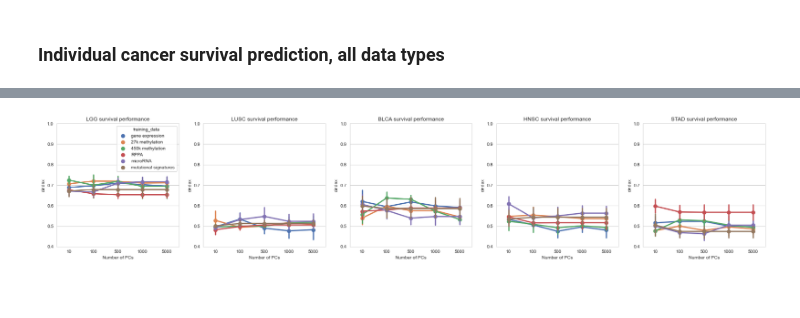
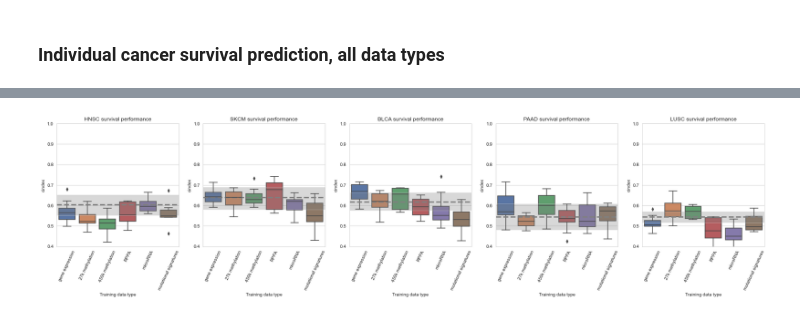
Before and after one commit to greenelab/mpmp, a Jupyter notebook: 06_predict_survival/plot_survival_pc_comparison.ipynb, the cells around one changed output, grey strips where cells are left out. Drawn from its saved outputs; the diff is of its cells as text; code cells hidden in the pictures; blank space fills up the shorter version.

Commit message:
add all data cancer types to plot notebook

```diff
--- a/06_predict_survival/plot_survival_pc_comparison.ipynb
+++ b/06_predict_survival/plot_survival_pc_comparison.ipynb
@@ -543,3 +430,13 @@ Text(0.5, 1.0, 'Well-predicted/total ratio vs. PC count')
+# %%
+# order to plot data types in
+training_data_map = {
+    'expression': 'gene expression',
+    'me_27k': '27k methylation',
+    'me_450k': '450k methylation',
+    'rppa': 'RPPA',
+    'mirna': 'microRNA',
+    'mut_sigs': 'mutational signatures',
+}
 # %%
 all_performance_df = []
 all_drop_cancer_types = set()
@@ -585,5 +469,5 @@ all_performance_df.head(10)
 # %%
-group_cancer_types = all_performance_df.groupby(['cancer_type']).count().n_dim
+group_cancer_types = all_performance_df.groupby(['cancer_type']).count().seed
 max_count = group_cancer_types.max()
 valid_cancer_types = group_cancer_types[group_cancer_types == max_count].index
 print(valid_cancer_types)
@@ -643 +515,9 @@ SKCM          7.155875
 Name: cindex, dtype: float64
+# %%
+# get baseline predictor results, using non-omics covariates only
+all_baseline_df = su.load_survival_results(all_cancer_type_baseline_results_dir)
+all_baseline_df.rename(columns={'identifier': 'cancer_type',
+                               'fold_no': 'fold'}, inplace=True)
+print(all_baseline_df.shape)
+print(all_baseline_df.training_data.unique())
+all_baseline_df.head()
@@ -644,24 +533,42 @@ Name: cindex, dtype: float64
 # %%
 sns.set({'figure.figsize': (28, 5)})
 sns.set_style('whitegrid')
 fig, axarr = plt.subplots(1, 5)
 
 cancer_type_cv = cancer_type_cv[cancer_type_cv.index != 'pancancer']
 for ix, cancer_type in enumerate(cancer_type_cv.sort_values(ascending=False).index[:5]):
     ax = axarr[ix]
-    sns.pointplot(data=all_performance_df[all_performance_df.cancer_type == cancer_type],
-                  x='n_dim', y='cindex', hue='training_data',
-                  hue_order=training_data_map.values(), ax=ax)
-    ax.set_xlabel('Number of PCs')
+    sns.boxplot(data=all_performance_df[all_performance_df.cancer_type == cancer_type],
+                x='training_data', y='cindex', order=training_data_map.values(), ax=ax)
+    ax.set_xlabel('Training data type')
+    for label in ax.get_xticklabels():
+        label.set_rotation(65)
     ax.set_ylabel('cindex')
     ax.set_title('{} survival performance'.format(cancer_type))
     ax.set_ylim(0.4, 1.0)
-    if ix != 0:
-        ax.get_legend().remove()
+
+    # plot baseline mean/bootstrapped 95% CI
+    baseline_vals = (all_baseline_df
+        [(all_baseline_df.data_type == 'test') &
+         (all_baseline_df.signal == 'signal') &
+         (all_baseline_df.cancer_type == cancer_type)]
+    ).cindex.values
+
+    baseline_mean = np.mean(baseline_vals)
+    ax.axhline(y=baseline_mean, linestyle='--', linewidth=3, color='gray')
+
+    baseline_ci = sns.utils.ci(
+        sns.algorithms.bootstrap(baseline_vals,
+                                 func=np.mean,
+                                 n_boot=1000,
+                                 units=None,
+                                 seed=cfg.default_seed)
+    )
+    ax.axhspan(baseline_ci[0], baseline_ci[1], facecolor='gray', alpha=0.3)
 
 if SAVE_FIGS:
     plt.savefig(images_dir / 'all_top_cancers_survival.svg', bbox_inches='tight')
     plt.savefig(images_dir / 'all_top_cancers_survival.png',
                 dpi=300, bbox_inches='tight')
 # %% [output]
-[figure, old version]
+[figure, new version]
```
Also changed, not shown: parts of 28 cells of this notebook.
